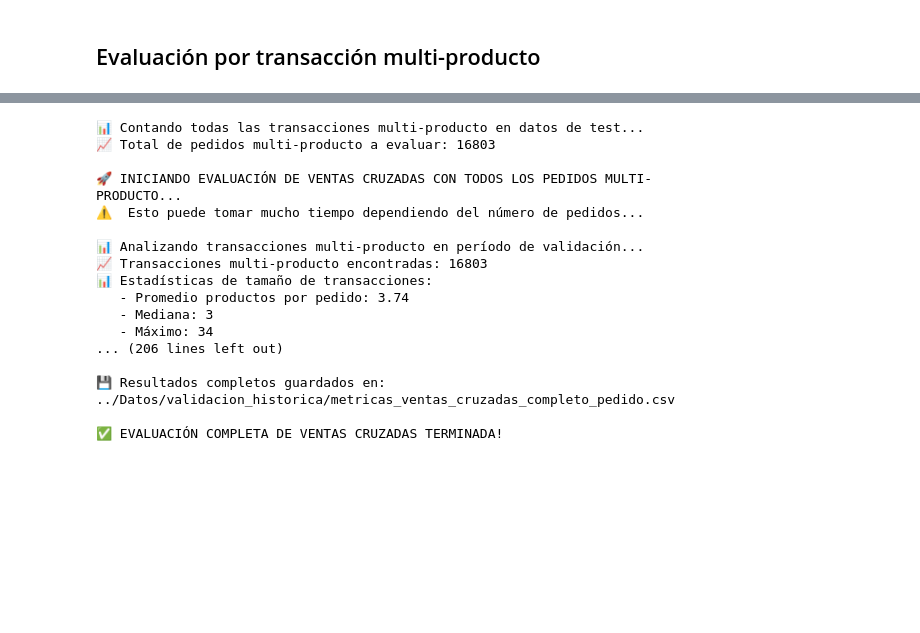
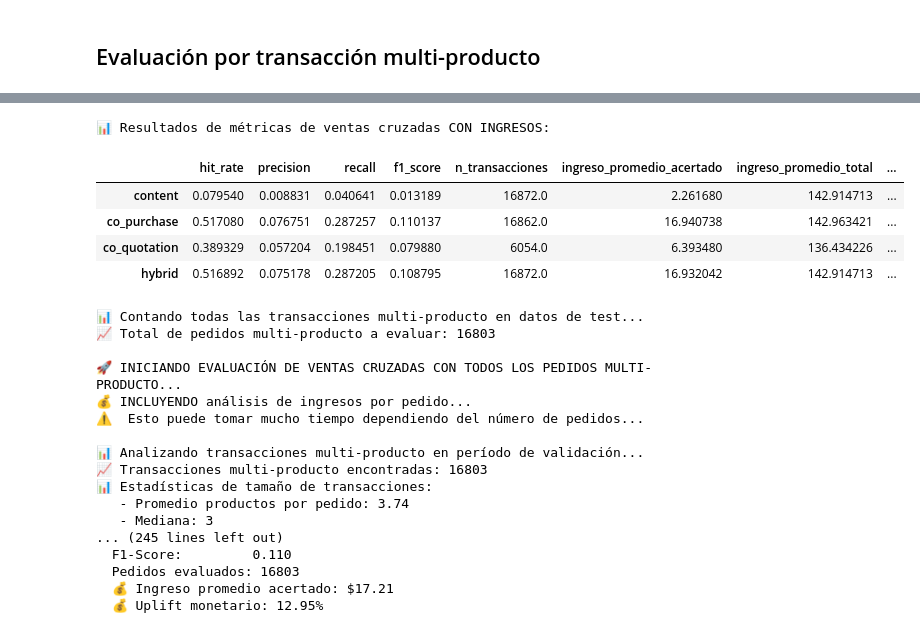
Before and after one commit to andreschaparr0/CoronaReto, a Jupyter notebook: Metricas de Algoritmos/validacion_B2C_hibrido.ipynb, the cells around one changed output, grey strips where cells are left out. Drawn from its saved outputs; the diff is of its cells as text; code cells hidden in the pictures; blank space fills up the shorter version.

```diff
--- a/Metricas de Algoritmos/validacion_B2C_hibrido.ipynb
+++ b/Metricas de Algoritmos/validacion_B2C_hibrido.ipynb
@@ -323,7 +320,7 @@ Todos los modelos han sido cargados.
 # %% [markdown]
 ## Funcion para probar todos los modelos
 # %%
-def test_all_models(peso_cont, peso_trans, peso_cot, test_product, N=5):
+def test_all_models(test_product, N=5):
     """
     Prueba todos los modelos con un producto de ejemplo y devuelve los resultados.
 
@@ -383,7 +380,7 @@ def test_all_models(peso_cont, peso_trans, peso_cot, test_product, N=5):
         #print("No se encontraron recomendaciones de co-cotización")
 
     # Probar modelo híbrido
-    hybrid_recs = get_hybrid_recommendations(peso_cont, peso_trans, peso_cot, test_product, N=N)
+    hybrid_recs = get_hybrid_recommendations(test_product, N=N)
     results['hybrid'] = hybrid_recs
     if not hybrid_recs.empty:
         #print(hybrid_recs)
@@ -419,7 +416,7 @@ __all__ = [
 ## Ejemplo de uso
 # %%
 producto = "producto_2"
-recomendaciones = test_all_models(0.2, 0.5, 0.3, producto, N=5)
+recomendaciones = test_all_models(producto, N=5)
 recomendaciones
 # %% [output]
 {'input_product': 'producto_2',
@@ -964,20 +1005,0 @@ def evaluar_ventas_cruzadas_por_transaccion(peso_cont, peso_trans, peso_cot, n_t
-# %%
-# EJECUTAR EVALUACIÓN DE VENTAS CRUZADAS
-
-# Usar pesos ejemplo - ajusta según tus necesidades
-peso_contenido = 0.3
-peso_transacciones = 0.4
-peso_cotizaciones = 0.3
-
-resultados_ventas_cruzadas, metricas_detalladas = evaluar_ventas_cruzadas_por_transaccion(
-    peso_contenido, peso_transacciones, peso_cotizaciones,
-    n_transacciones_evaluar=9999999,
-    k=10
-)
-
-# Guardar resultados
-output_file_vc = '../Datos/validacion_historica/metricas_ventas_cruzadas.csv'
-if resultados_ventas_cruzadas:
-    resultados_df = pd.DataFrame(resultados_ventas_cruzadas).T
-    resultados_df.to_csv(output_file_vc)
-    print(f"\n💾 Resultados guardados en: {output_file_vc}")
@@ -1001,0 +1006,7 @@ if resultados_ventas_cruzadas:
+# %%
+# EJECUTAR EVALUACIÓN DE VENTAS CRUZADAS CON INGRESOS
+
+resultados_ventas_cruzadas, metricas_detalladas, metricas_ingresos_detalladas = evaluar_ventas_cruzadas_por_transaccion(
+    n_transacciones_evaluar=9999999,
+    k=10
+)
@@ -1002 +1031,14 @@ if resultados_ventas_cruzadas:
+# %%
+# Mostrar resultados en un DataFrame de forma legible
+if resultados_ventas_cruzadas:
+    resultados_df = pd.DataFrame(resultados_ventas_cruzadas).T
+    print("\n📊 Resultados de métricas de ventas cruzadas CON INGRESOS:")
+    display(resultados_df)
+# %% [output]
+📊 Resultados de métricas de ventas cruzadas CON INGRESOS:
+|  | hit_rate | precision | recall | f1_score | n_transacciones | ingreso_promedio_acertado | ingreso_promedio_total | ... |
+| content | 0.079540 | 0.008831 | 0.040641 | 0.013189 | 16872.0 | 2.261680 | 142.914713 | ... |
+| co_purchase | 0.517080 | 0.076751 | 0.287257 | 0.110137 | 16862.0 | 16.940738 | 142.963421 | ... |
+| co_quotation | 0.389329 | 0.057204 | 0.198451 | 0.079880 | 6054.0 | 6.393480 | 136.434226 | ... |
+| hybrid | 0.516892 | 0.075178 | 0.287205 | 0.108795 | 16872.0 | 16.932042 | 142.914713 | ... |
 # %%
@@ -1199,34 +1284,21 @@ for pedido_id, grupo in transacciones_grupo:
 
 print(f"📈 Total de pedidos multi-producto a evaluar: {transacciones_multi_total}")
 
-# EJECUTAR CON TODOS LOS DATOS
+# EJECUTAR CON TODOS LOS DATOS CON INGRESOS
 print("\n🚀 INICIANDO EVALUACIÓN DE VENTAS CRUZADAS CON TODOS LOS PEDIDOS MULTI-PRODUCTO...")
+print("💰 INCLUYENDO análisis de ingresos por pedido...")
 print("⚠️  Esto puede tomar mucho tiempo dependiendo del número de pedidos...")
 
-# Usar pesos ejemplo - ajusta según tus necesidades
-peso_contenido = 0.3
-peso_transacciones = 0.4
-peso_cotizaciones = 0.3
-
-resultados_ventas_cruzadas_completo, metricas_detalladas_completo = evaluar_ventas_cruzadas_por_transaccion(
-    peso_contenido, peso_transacciones, peso_cotizaciones,
+resultados_ventas_cruzadas_completo, metricas_detalladas_completo, metricas_ingresos_completo = evaluar_ventas_cruzadas_por_transaccion_multiproducto(
     n_transacciones_evaluar=transacciones_multi_total,  # TODOS los pedidos multi-producto
     k=10
 )
-
-# Guardar resultados completos
-output_file_vc_completo = '../Datos/validacion_historica/metricas_ventas_cruzadas_completo_pedido.csv'
-if resultados_ventas_cruzadas_completo:
-    resultados_df_completo = pd.DataFrame(resultados_ventas_cruzadas_completo).T
-    resultados_df_completo.to_csv(output_file_vc_completo)
-    print(f"\n💾 Resultados completos guardados en: {output_file_vc_completo}")
-
-print("\n✅ EVALUACIÓN COMPLETA DE VENTAS CRUZADAS TERMINADA!")
 # %% [output]
 📊 Contando todas las transacciones multi-producto en datos de test...
 📈 Total de pedidos multi-producto a evaluar: 16803
 
 🚀 INICIANDO EVALUACIÓN DE VENTAS CRUZADAS CON TODOS LOS PEDIDOS MULTI-PRODUCTO...
+💰 INCLUYENDO análisis de ingresos por pedido...
 ⚠️  Esto puede tomar mucho tiempo dependiendo del número de pedidos...
 
 📊 Analizando transacciones multi-producto en período de validación...
@@ -1234,9 +1306,8 @@ print("\n✅ EVALUACIÓN COMPLETA DE VENTAS CRUZADAS TERMINADA!")
 📊 Estadísticas de tamaño de transacciones:
    - Promedio productos por pedido: 3.74
    - Mediana: 3
-   - Máximo: 34
-... (206 lines left out)
-
-💾 Resultados completos guardados en: ../Datos/validacion_historica/metricas_ventas_cruzadas_completo_pedido.csv
-
-✅ EVALUACIÓN COMPLETA DE VENTAS CRUZADAS TERMINADA!
+... (245 lines left out)
+  F1-Score:         0.110
+  Pedidos evaluados: 16803
+  💰 Ingreso promedio acertado: $17.21
+  💰 Uplift monetario: 12.95%
```
Also changed, not shown: parts of 16 cells of this notebook, 5 other files.
